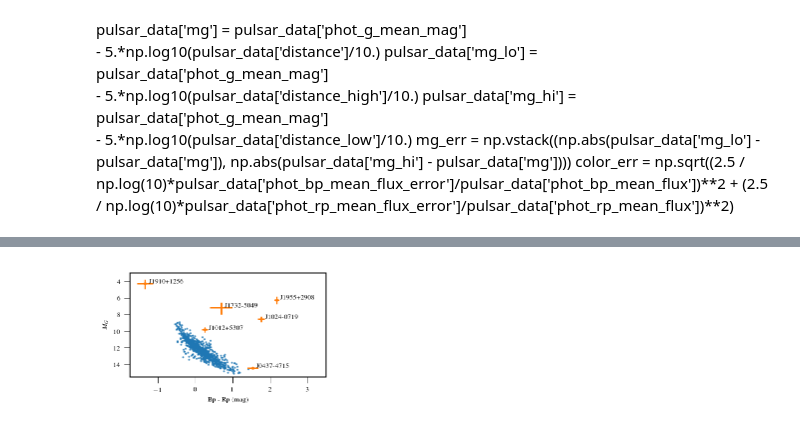
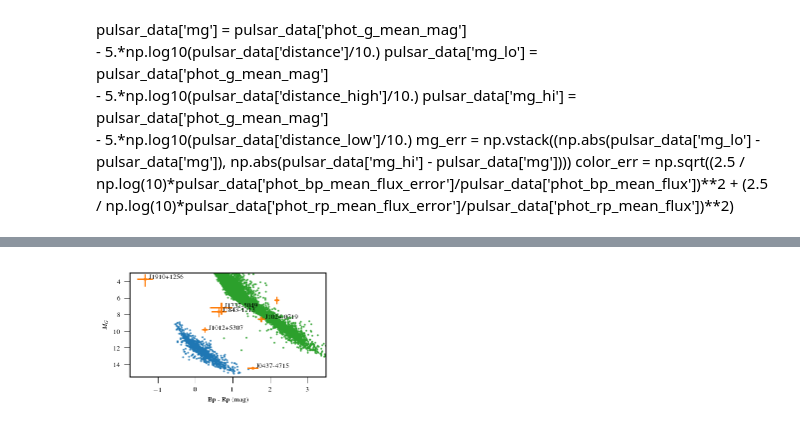
Before and after one commit to ChiaraMingarelli/gaia_pulsars, a Jupyter notebook: codes/hrd_figure.ipynb, the cells around one changed output, grey strips where cells are left out. Saved outputs shown, nothing was run; the diff lists cells and outputs as text; code cells hidden in the pictures.

```diff
--- a/codes/hrd_figure.ipynb
+++ b/codes/hrd_figure.ipynb
@@ -150,6 +173,6 @@ pulsar_data.sort(['names', 'angdist'])
 pulsar_data = unique(pulsar_data, keys='names') # drop less-good duplicate matches
 # %%
 #names_keep = ['J0437-4715', 'J1012+5307', 'J1024-0719', 'J1732-5049', 'J1910+1256', 'J1955+2908']
-names_keep = ['J0437-4715', 'J1012+5307', 'J1024-0719', 'J1732-5049', 'J1910+1256', 'J1843-1113']
+names_keep = ['J0437-4715', 'J1012+5307', 'J1024-0719', 'J1732-5049', 'J1910+1256', 'J1843-1113', 'J1955+2908']
 pulsar_data = pulsar_data[np.isin(pulsar_data['names'], names_keep)] # keep only the sources we wrote about
 # %%
@@ -234,6 +257,7 @@ fig, ax1 = plt.subplots()
 bprp = pulsar_data['bp_rp'] - bestAbp + bestArp
 absG = pulsar_data['mg'] - bestAG
 ax1.scatter(data['bp_rp'], data['mg'], color='C0', alpha=0.7, s=1)
+ax1.scatter(mainsequence['bp_rp'], mainsequence['mg'], color='C2', alpha=0.7, s=1)
 ax1.errorbar(pulsar_data['bp_rp'] - bestAbp + bestArp, pulsar_data['mg'] - bestAG, yerr=mg_err, xerr=color_err, color='C1', fmt='o')
 ax1.set_xlim([-.7,3.5])
 ax1.set_ylim([15.5,5])
@@ -242,7 +266,7 @@ ax1.set_xlabel('Bp - Rp (mag)')
 ax1.set_ylabel('$M_G$')
 #for ii in range(6):
 #    ax1.annotate(pulsar_data['names'][ii], (data['bp_rp'][ii], data['mg'][ii]), color = 'black')
-for i in range(6):
+for i in range(len(pulsar_data['names'])):
     ax1.annotate(pulsar_data['names'][i], (bprp[i]+0.1, absG[i]), color = 'black')
 
 plt.tight_layout()
@@ -251,0 +278,38 @@ plt.savefig("../figures/hrd_wLabels_wDust.pdf")
+# %%
+bestAG = bayesAG
+bestAG[np.isnan(bestAG)] = sfdAG[np.isnan(bestAG)]
+bestArp = bayesArp
+bestArp[np.isnan(bestArp)] = sfdArp[np.isnan(bestArp)]
+bestAbp = bayesAbp
+bestAbp[np.isnan(bestAbp)] = sfdAbp[np.isnan(bestAbp)]
+fig, ax1 = plt.subplots()
+
+bprp = pulsar_data['bp_rp'] - bestAbp + bestArp
+absG = pulsar_data['mg'] - bestAG
+
+nbins = 100
+xbins = np.linspace(-1, 3.5, nbins)
+ybins = np.linspace(4, 16, nbins)
+alldata = vstack((mainsequence, data))
+H, xe, ye = np.histogram2d(alldata['bp_rp'], alldata['mg'], bins=(xbins, ybins))
+cmapchosen = plt.get_cmap('Blues')
+cmapchosen.set_under(color='white')
+im = ax1.pcolormesh(xe, ye, H.T + 1,
+      norm=mpl.colors.LogNorm(), cmap=cmapchosen, vmax=40, vmin=2)#vmax=75))#, vmax=20) #, vmin=-100, vmax=100)
+im.set_rasterized(True)
+
+ax1.errorbar(pulsar_data['bp_rp'] - bestAbp + bestArp, pulsar_data['mg'] - bestAG, yerr=mg_err, xerr=color_err, color='C1', fmt='o')
+ax1.set_xlim([-.7,3.5])
+ax1.set_ylim([15.5,4])
+
+ax1.set_xlabel('Bp - Rp (mag)')
+ax1.set_ylabel('$M_G$')
+
+for i in range(len(pulsar_data['names'])):
+    if pulsar_data['names'][i] in ['J0437-4715', 'J1843-1113', 'J1955+2908']: x = bprp[i] - 0.3; y = absG[i] - 0.8
+    elif pulsar_data['names'][i] in ['J1910+1256', 'J1732-5049']: x = bprp[i] - 1.; y = absG[i] - 0.2
+    else: x = bprp[i] - 0.3; y = absG[i] + 1.25
+    ax1.annotate(pulsar_data['names'][i], (x, y), color = 'black')
+
+plt.tight_layout()
+plt.savefig("../figures/hrd_wLabels_wDust_hist.pdf")
@@ -252,23 +333,24 @@ plt.savefig("../figures/hrd_wLabels_wDust.pdf")
 # %%
 bestAG = sfdAG
 bestAG[np.isnan(bestAG)] = bayesAG[np.isnan(bestAG)]
 bestArp = sfdArp
 bestArp[np.isnan(bestArp)] = bayesArp[np.isnan(bestArp)]
 bestAbp = sfdAbp
 bestAbp[np.isnan(bestAbp)] = bayesAbp[np.isnan(bestAbp)]
 fig, ax1 = plt.subplots()
 bprp = pulsar_data['bp_rp'] - bestAbp + bestArp
 absG = pulsar_data['mg'] - bestAG
 ax1.scatter(data['bp_rp'], data['mg'], color='C0', alpha=0.7, s=1)
+ax1.scatter(mainsequence['bp_rp'], mainsequence['mg'], color='C2', alpha=0.7, s=1)
 ax1.errorbar(bprp, absG, yerr=mg_err, xerr=color_err,color='C1', fmt='o')
 ax1.set_xlim([-1.75,3.5])
 ax1.set_ylim([15.5,3])
 #ax1.invert_yaxis()
 ax1.set_xlabel('Bp - Rp (mag)')
 ax1.set_ylabel('$M_G$')
 for i in range(6):
     ax1.annotate(pulsar_data['names'][i], (bprp[i]+0.1, absG[i]), color = 'black')
 plt.tight_layout()
 plt.savefig("../figures/hrd_wLabels_wDustSFD.pdf")
 # %% [output]
-[figure, old version]
+[figure, new version]
```
Also changed, not shown: parts of 14 cells of this notebook, 3 other files.
